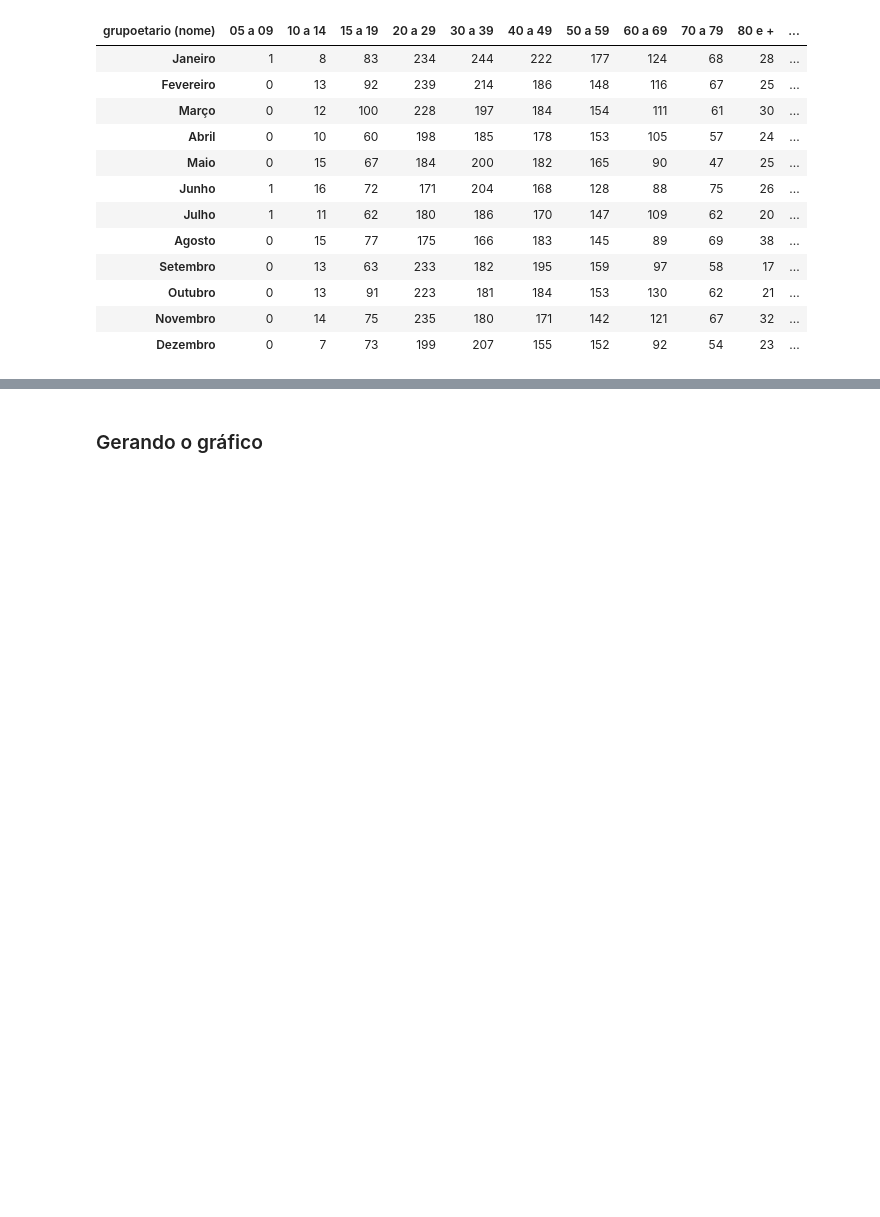
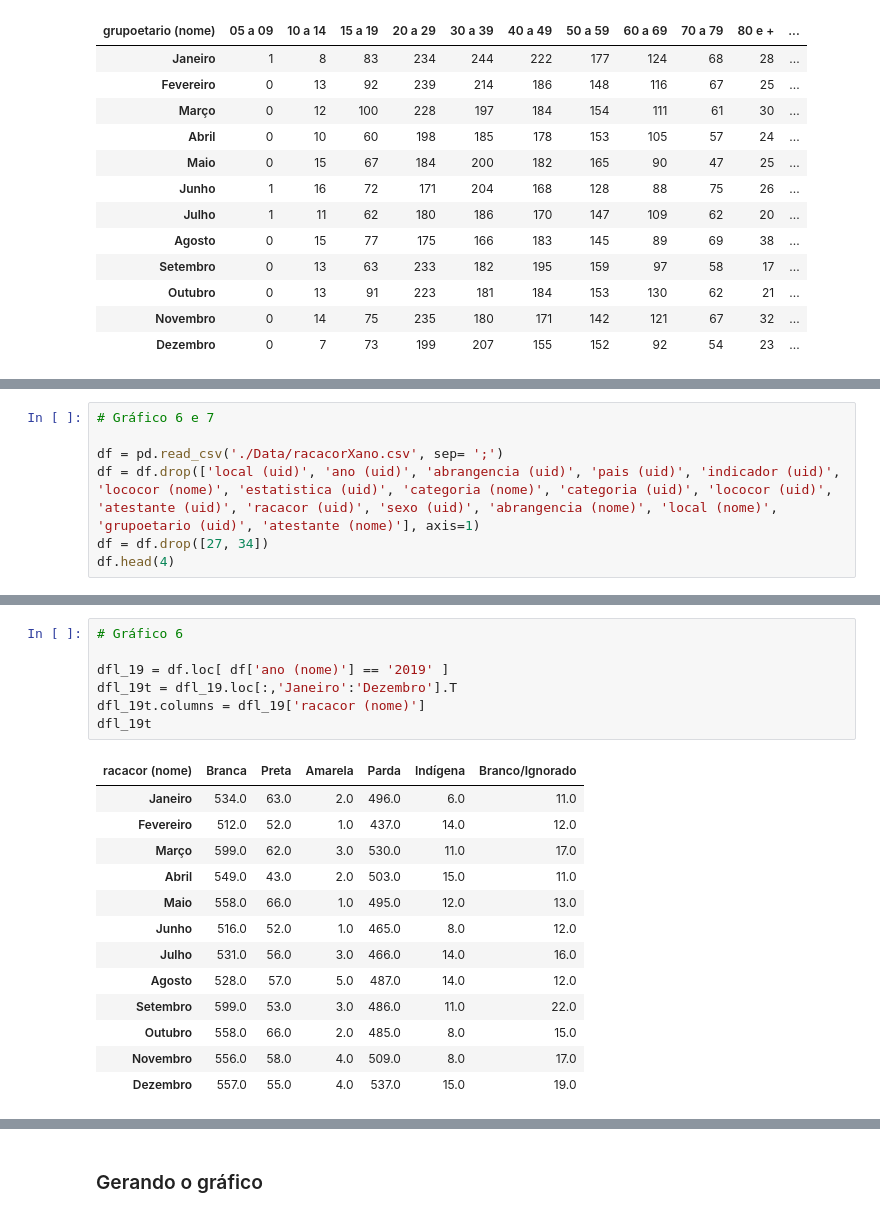
Before and after one commit to brunabellini/Projeto_FaleSobre, a Jupyter notebook: Caderno Jupyter- Grupo 6.ipynb, the cells around one changed output, grey strips where cells are left out. Cells and saved outputs as stored; diff of their text form; blank space fills up the shorter version.

Commit message:
adicionando mais gráficos

```diff
--- a/Caderno Jupyter- Grupo 6.ipynb
+++ b/Caderno Jupyter- Grupo 6.ipynb
@@ -618,0 +651,7 @@ df_teste1
+# %%
+# Gráfico 6 e 7
+
+df = pd.read_csv('./Data/racacorXano.csv', sep= ';')
+df = df.drop(['local (uid)', 'ano (uid)', 'abrangencia (uid)', 'pais (uid)', 'indicador (uid)', 'lococor (nome)', 'estatistica (uid)', 'categoria (nome)', 'categoria (uid)', 'lococor (uid)', 'atestante (uid)', 'racacor (uid)', 'sexo (uid)', 'abrangencia (nome)', 'local (nome)', 'grupoetario (uid)', 'atestante (nome)'], axis=1)
+df = df.drop([27, 34])
+df.head(4)
@@ -618,0 +664,21 @@ df_teste1
+# %%
+# Gráfico 6
+
+dfl_19 = df.loc[ df['ano (nome)'] == '2019' ]
+dfl_19t = dfl_19.loc[:,'Janeiro':'Dezembro'].T
+dfl_19t.columns = dfl_19['racacor (nome)']
+dfl_19t
+# %% [output]
+| racacor (nome) | Branca | Preta | Amarela | Parda | Indígena | Branco/Ignorado |
+| Janeiro | 534.0 | 63.0 | 2.0 | 496.0 | 6.0 | 11.0 |
+| Fevereiro | 512.0 | 52.0 | 1.0 | 437.0 | 14.0 | 12.0 |
+| Março | 599.0 | 62.0 | 3.0 | 530.0 | 11.0 | 17.0 |
+| Abril | 549.0 | 43.0 | 2.0 | 503.0 | 15.0 | 11.0 |
+| Maio | 558.0 | 66.0 | 1.0 | 495.0 | 12.0 | 13.0 |
+| Junho | 516.0 | 52.0 | 1.0 | 465.0 | 8.0 | 12.0 |
+| Julho | 531.0 | 56.0 | 3.0 | 466.0 | 14.0 | 16.0 |
+| Agosto | 528.0 | 57.0 | 5.0 | 487.0 | 14.0 | 12.0 |
+| Setembro | 599.0 | 53.0 | 3.0 | 486.0 | 11.0 | 22.0 |
+| Outubro | 558.0 | 66.0 | 2.0 | 485.0 | 8.0 | 15.0 |
+| Novembro | 556.0 | 58.0 | 4.0 | 509.0 | 8.0 | 17.0 |
+| Dezembro | 557.0 | 55.0 | 4.0 | 537.0 | 15.0 | 19.0 |
```
Also changed, not shown: parts of 7 cells of this notebook.
